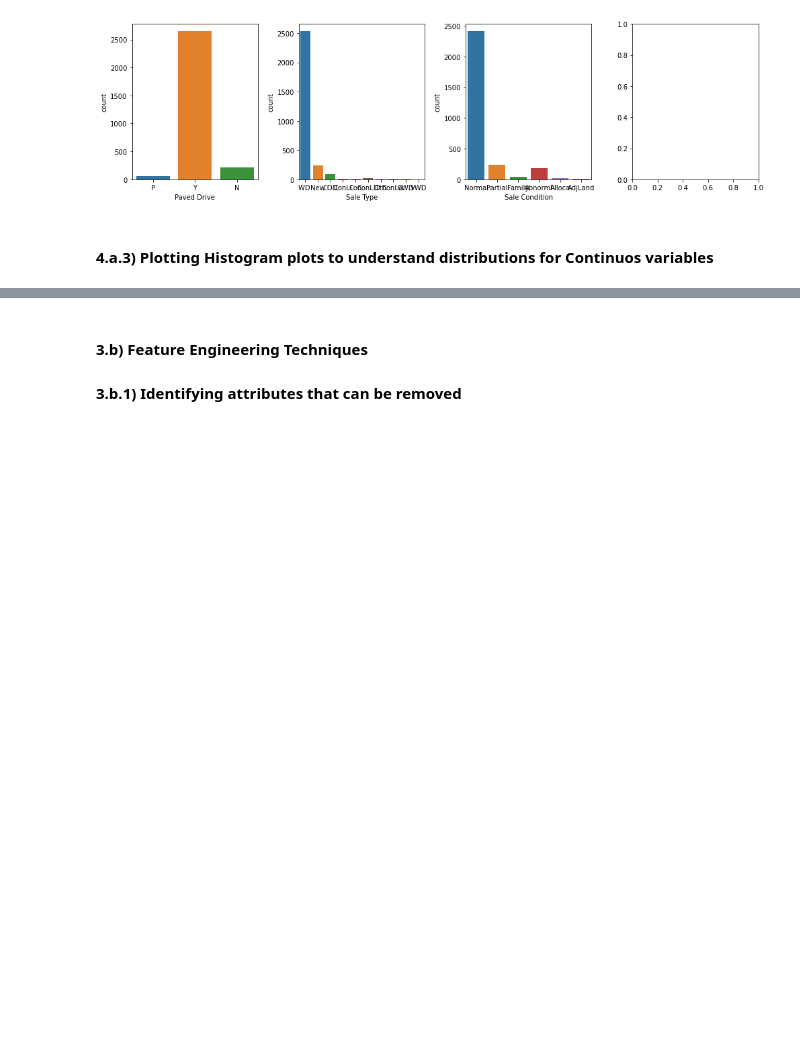
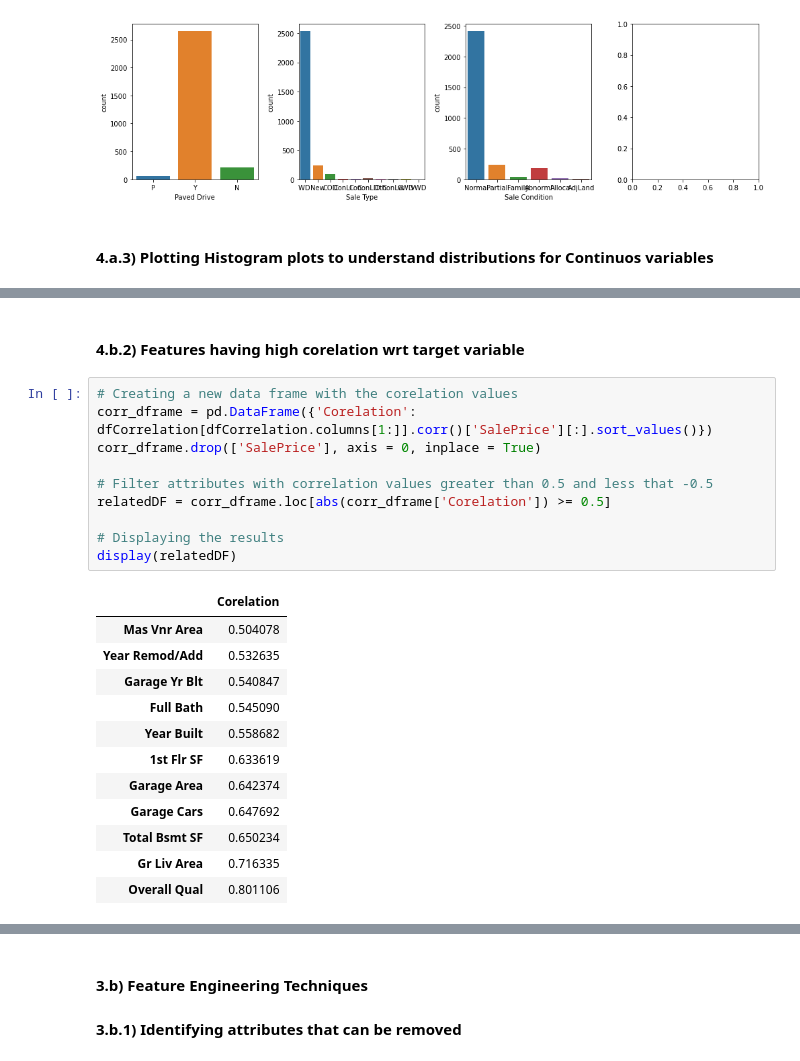
Before and after one commit to nithinkrishnan/ml-assgn, a Jupyter notebook: Group49_HousingDataset.ipynb, the cells around one changed output, grey strips where cells are left out. Drawn from its saved outputs; the diff is of its cells as text; blank space fills up the shorter version.

```diff
--- a/Group49_HousingDataset.ipynb
+++ b/Group49_HousingDataset.ipynb
@@ -393,0 +441,25 @@ for attr in continuosAttr:
+# %% [markdown]
+<h4>4.b.2) Features having high corelation wrt target variable</h4>
+# %%
+# Creating a new data frame with the corelation values
+corr_dframe = pd.DataFrame({'Corelation': dfCorrelation[dfCorrelation.columns[1:]].corr()['SalePrice'][:].sort_values()})
+corr_dframe.drop(['SalePrice'], axis = 0, inplace = True)
+
+# Filter attributes with correlation values greater than 0.5 and less that -0.5
+relatedDF = corr_dframe.loc[abs(corr_dframe['Corelation']) >= 0.5]
+
+# Displaying the results
+display(relatedDF)
+# %% [output]
+|  | Corelation |
+| Mas Vnr Area | 0.504078 |
+| Year Remod/Add | 0.532635 |
+| Garage Yr Blt | 0.540847 |
+| Full Bath | 0.545090 |
+| Year Built | 0.558682 |
+| 1st Flr SF | 0.633619 |
+| Garage Area | 0.642374 |
+| Garage Cars | 0.647692 |
+| Total Bsmt SF | 0.650234 |
+| Gr Liv Area | 0.716335 |
+| Overall Qual | 0.801106 |
```
Also changed, not shown: parts of 9 cells of this notebook.
